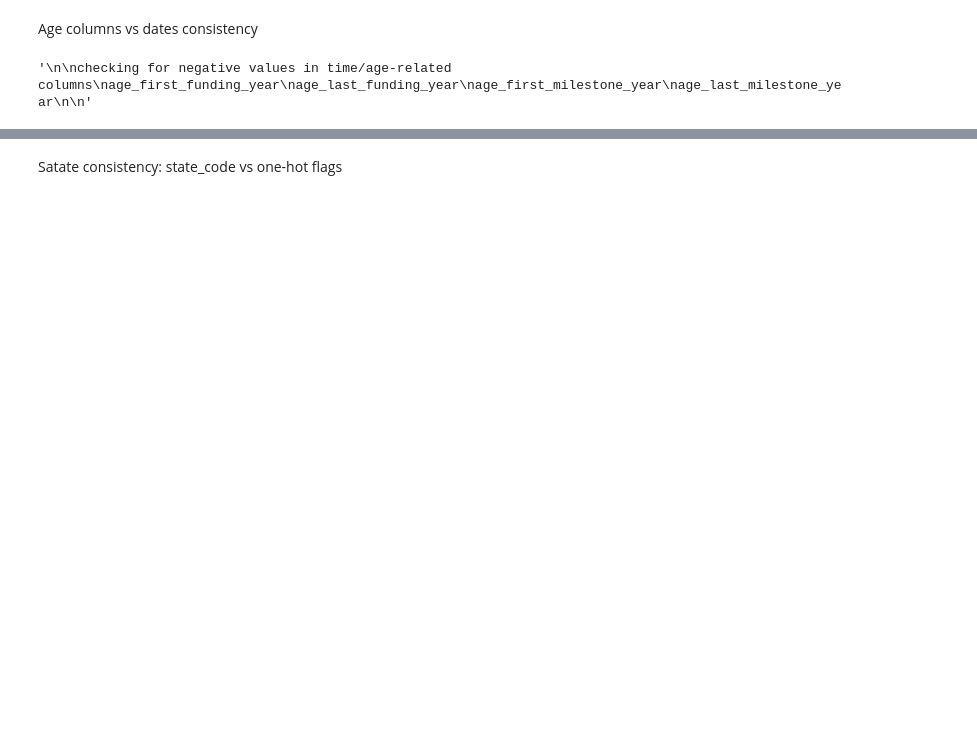
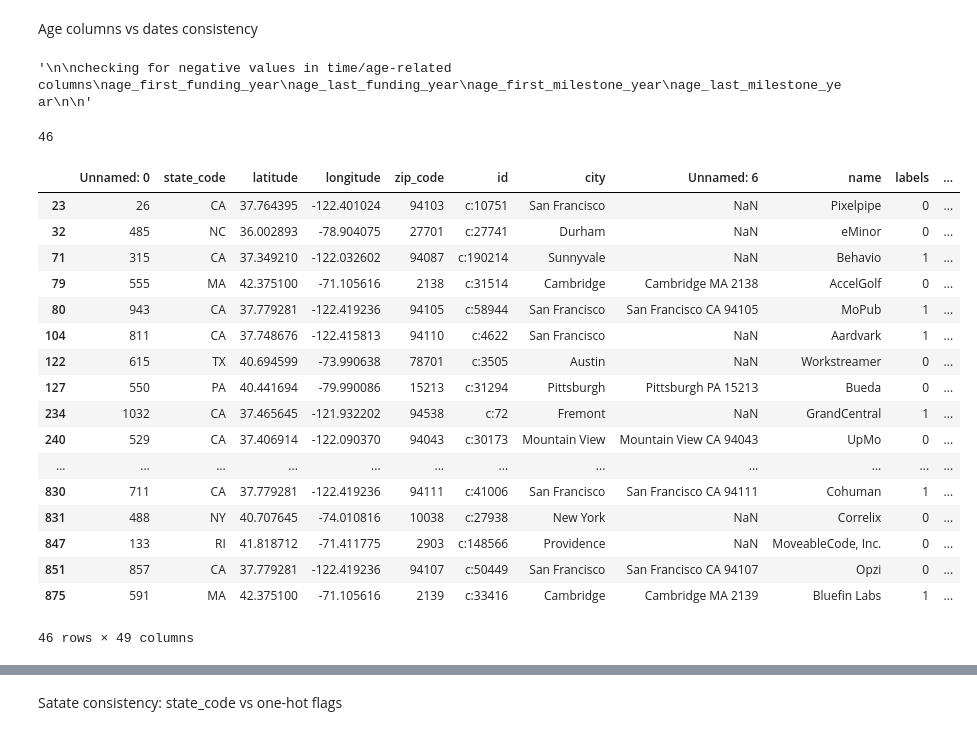
Before and after one commit to liladqa/riskvector, a Jupyter notebook: 01_EDA_on_raw_data.ipynb, the cells around one changed output, grey strips where cells are left out. Drawn from its saved outputs; the diff is of its cells as text; code cells hidden in the pictures; blank space fills up the shorter version.

Commit message:
developed the data consistency & logical errors part

```diff
--- a/01_EDA_on_raw_data.ipynb
+++ b/01_EDA_on_raw_data.ipynb
@@ -261,3 +261,15 @@ no funding rounds after closed_at
 """
 # %% [output]
 '\ncheck relations between:\n\nfounded_at ≤ first_funding_at\nfirst_funding_at ≤ last_funding_at\nclosed_at ≥ founded_at (if the closed_at is not NaN)\nno funding rounds after closed_at\n\n\n'
+# %%
+# checking if founded_at ≤ first_funding_at
+
+#make sure column values are in the date format
+startups["founded_at"] = pd.to_datetime(startups["founded_at"], errors="coerce")
+startups["first_funding_at"] = pd.to_datetime(startups["first_funding_at"], errors="coerce")
+
+non_null = startups["first_funding_at"].notna() & startups["founded_at"].notna()
+temporal_validation = startups["first_funding_at"] > startups["founded_at"]
+
+violations = startups[non_null & temporal_validation]
+violations
@@ -263,0 +292,12 @@ no funding rounds after closed_at
+# %%
+#checking if first_funding_at ≤ last_funding_at
+
+startups["first_funding_at"] = pd.to_datetime(startups["first_funding_at"], errors="coerce")
+startups["last_funding_at"] = pd.to_datetime(startups["last_funding_at"], errors="coerce")
+
+non_null = startups["first_funding_at"].notna() & startups["last_funding_at"].notna()
+
+temporal_validation2 = startups["last_funding_at"] >= startups["first_funding_at"]
+
+valid_records = startups[non_null & temporal_validation2]
+valid_records
@@ -275,3 +331,30 @@ age_last_milestone_year
 """
 # %% [output]
 '\n\nchecking for negative values in time/age-related columns\nage_first_funding_year\nage_last_funding_year\nage_first_milestone_year\nage_last_milestone_year\n\n'
+# %%
+#checking for negative values
+is_negative = (startups["age_first_funding_year"] < 0).sum()
+print(is_negative)
+
+is_negative_check = startups[startups["age_first_funding_year"] < 0]
+is_negative_check
+# %% [output]
+46
+|  | Unnamed: 0 | state_code | latitude | longitude | zip_code | id | city | Unnamed: 6 | name | labels | ... |
+| 23 | 26 | CA | 37.764395 | -122.401024 | 94103 | c:10751 | San Francisco | NaN | Pixelpipe | 0 | ... |
+| 32 | 485 | NC | 36.002893 | -78.904075 | 27701 | c:27741 | Durham | NaN | eMinor | 0 | ... |
+| 71 | 315 | CA | 37.349210 | -122.032602 | 94087 | c:190214 | Sunnyvale | NaN | Behavio | 1 | ... |
+| 79 | 555 | MA | 42.375100 | -71.105616 | 2138 | c:31514 | Cambridge | Cambridge MA 2138 | AccelGolf | 0 | ... |
+| 80 | 943 | CA | 37.779281 | -122.419236 | 94105 | c:58944 | San Francisco | San Francisco CA 94105 | MoPub | 1 | ... |
+| 104 | 811 | CA | 37.748676 | -122.415813 | 94110 | c:4622 | San Francisco | NaN | Aardvark | 1 | ... |
+| 122 | 615 | TX | 40.694599 | -73.990638 | 78701 | c:3505 | Austin | NaN | Workstreamer | 0 | ... |
+| 127 | 550 | PA | 40.441694 | -79.990086 | 15213 | c:31294 | Pittsburgh | Pittsburgh PA 15213 | Bueda | 0 | ... |
+| 234 | 1032 | CA | 37.465645 | -121.932202 | 94538 | c:72 | Fremont | NaN | GrandCentral | 1 | ... |
+| 240 | 529 | CA | 37.406914 | -122.090370 | 94043 | c:30173 | Mountain View | Mountain View CA 94043 | UpMo | 0 | ... |
+| ... | ... | ... | ... | ... | ... | ... | ... | ... | ... | ... | ... |
+| 830 | 711 | CA | 37.779281 | -122.419236 | 94111 | c:41006 | San Francisco | San Francisco CA 94111 | Cohuman | 1 | ... |
+| 831 | 488 | NY | 40.707645 | -74.010816 | 10038 | c:27938 | New York | NaN | Correlix | 0 | ... |
+| 847 | 133 | RI | 41.818712 | -71.411775 | 2903 | c:148566 | Providence | NaN | MoveableCode, Inc. | 0 | ... |
+| 851 | 857 | CA | 37.779281 | -122.419236 | 94107 | c:50449 | San Francisco | San Francisco CA 94107 | Opzi | 0 | ... |
+| 875 | 591 | MA | 42.375100 | -71.105616 | 2139 | c:33416 | Cambridge | Cambridge MA 2139 | Bluefin Labs | 1 | ... |
+46 rows × 49 columns
```
Also changed, not shown: parts of 19 cells of this notebook.
